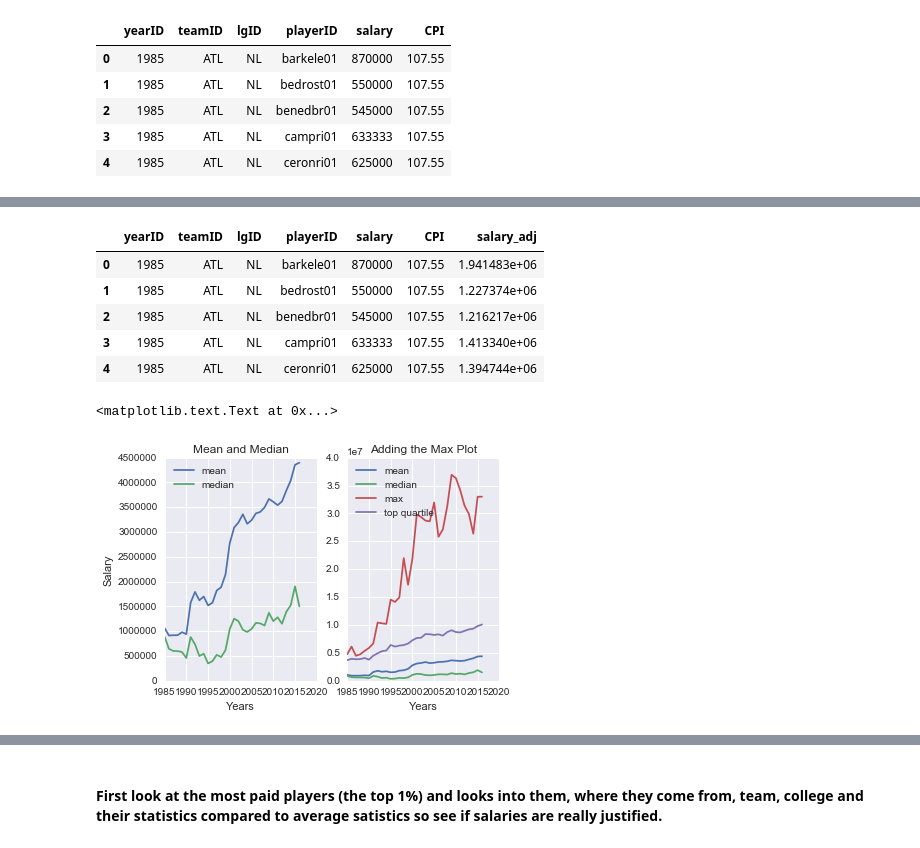
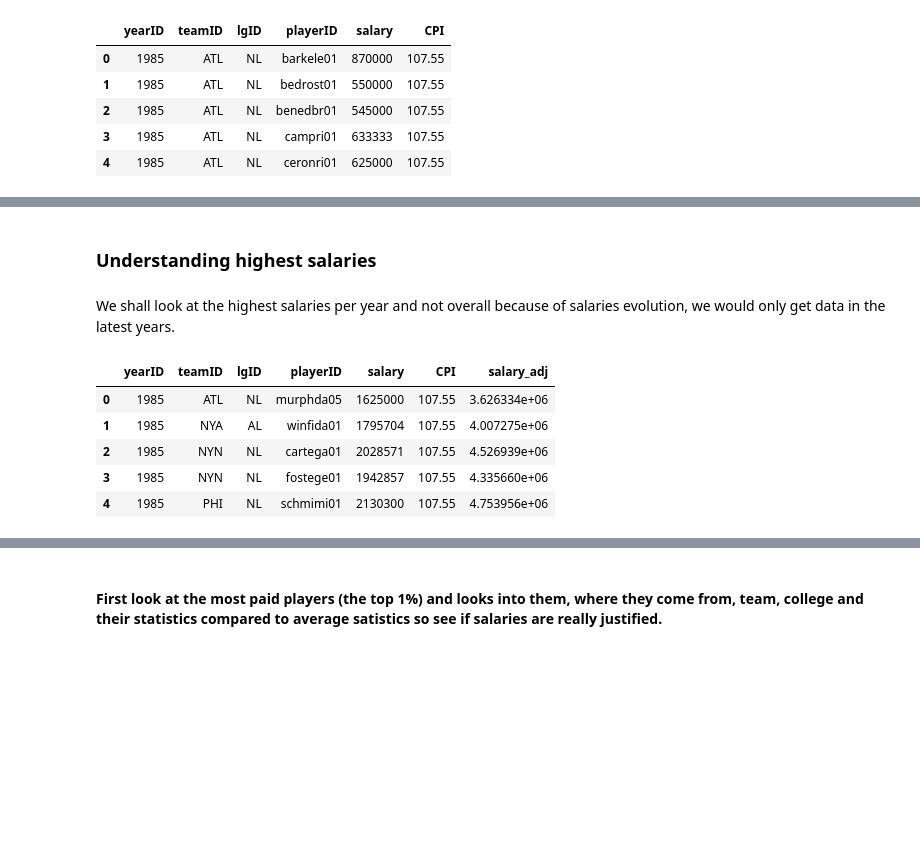
Before and after one commit to bcg0006/udc, a Jupyter notebook: baseball_data_analysis.ipynb, the cells around one changed output, grey strips where cells are left out. Saved outputs shown, nothing was run; the diff lists cells and outputs as text; code cells hidden in the pictures; blank space fills up the shorter version.

Commit message:
Corrected error in graphs concerning the quantile segmentation of the salaries per year
Segmented the top 1% salaries per year

```diff
--- a/baseball_data_analysis.ipynb
+++ b/baseball_data_analysis.ipynb
@@ -156,35 +169,17 @@ salaries['salary_adj'] = (salaries['salary']/salaries['CPI'])*cpi_2016
+# %% [markdown]
+### Understanding highest salaries
+# %% [markdown]
+We shall look at the highest salaries per year and not overall because of salaries evolution, we would only get data in the latest years.
+# %%
+top_1pct_salaries_per_annum = salaries.groupby\
+                               ('yearID', group_keys=False).apply\
+                               (lambda g: g[g.salary>= g.salary.quantile(0.99)]).reset_index(drop=True)
 # %%
-salaries.head()
+top_1pct_salaries_per_annum.head()
 # %% [output]
 |  | yearID | teamID | lgID | playerID | salary | CPI | salary_adj |
-| 0 | 1985 | ATL | NL | barkele01 | 870000 | 107.55 | 1.941483e+06 |
-| 1 | 1985 | ATL | NL | bedrost01 | 550000 | 107.55 | 1.227374e+06 |
-| 2 | 1985 | ATL | NL | benedbr01 | 545000 | 107.55 | 1.216217e+06 |
-| 3 | 1985 | ATL | NL | campri01 | 633333 | 107.55 | 1.413340e+06 |
-| 4 | 1985 | ATL | NL | ceronri01 | 625000 | 107.55 | 1.394744e+06 |
+| 0 | 1985 | ATL | NL | murphda05 | 1625000 | 107.55 | 3.626334e+06 |
+| 1 | 1985 | NYA | AL | winfida01 | 1795704 | 107.55 | 4.007275e+06 |
+| 2 | 1985 | NYN | NL | cartega01 | 2028571 | 107.55 | 4.526939e+06 |
+| 3 | 1985 | NYN | NL | fostege01 | 1942857 | 107.55 | 4.335660e+06 |
+| 4 | 1985 | PHI | NL | schmimi01 | 2130300 | 107.55 | 4.753956e+06 |
-# %%
-mean_salary_pa_adj = salaries.groupby(['yearID']).mean()['salary_adj']
-median_salary_pa_adj = salaries.groupby(['yearID']).median()['salary_adj']
-max_salary_pa_adj = salaries.groupby(['yearID']).max()['salary_adj']
-top_quartile_pa_adj = salaries[salaries['salary_adj']>salaries['salary_adj']\
-                           .quantile(0.75)].dropna().groupby(['yearID']).mean()['salary_adj']
-
-plt.subplot(1, 2, 1)
-plt.plot(mean_salary_pa_adj, label='mean')
-plt.plot(median_salary_pa_adj, label='median')
-plt.legend(loc='upper left')
-plt.xlabel('Years')
-plt.ylabel('Salary')
-plt.title('Mean and Median')
-
-plt.subplot(1, 2, 2)
-plt.plot(mean_salary_pa_adj, label='mean')
-plt.plot(median_salary_pa_adj, label='median')
-plt.plot(max_salary_pa_adj, label='max')
-plt.plot(top_quartile_pa_adj, label='top quartile')
-plt.legend(loc='upper left')
-plt.xlabel('Years')
-plt.title('Adding the Max Plot')
-# %% [output]
-<matplotlib.text.Text at 0x...>
-[figure, removed]
```
Also changed, not shown: parts of 29 cells of this notebook.
